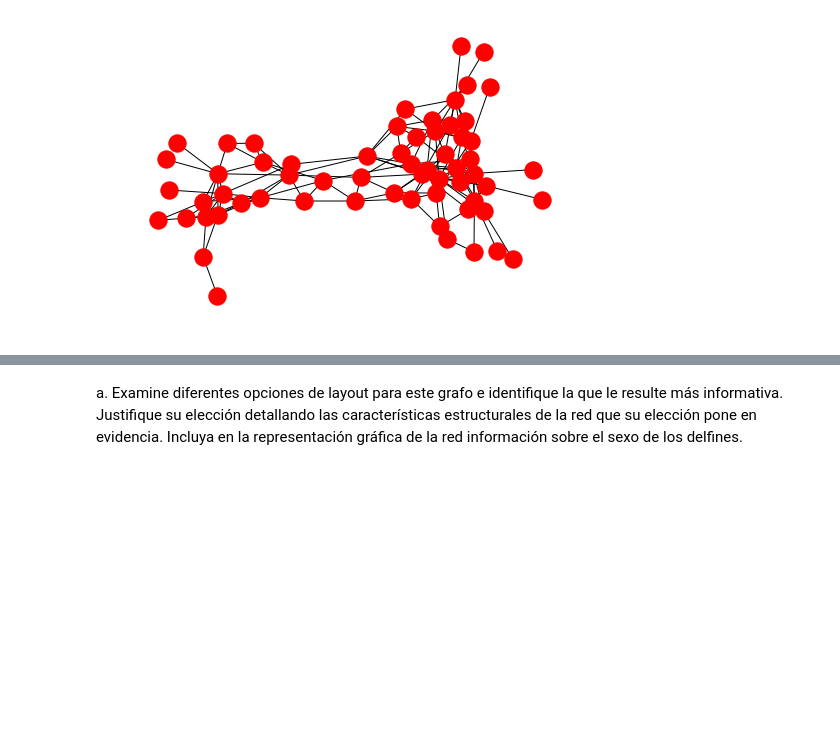
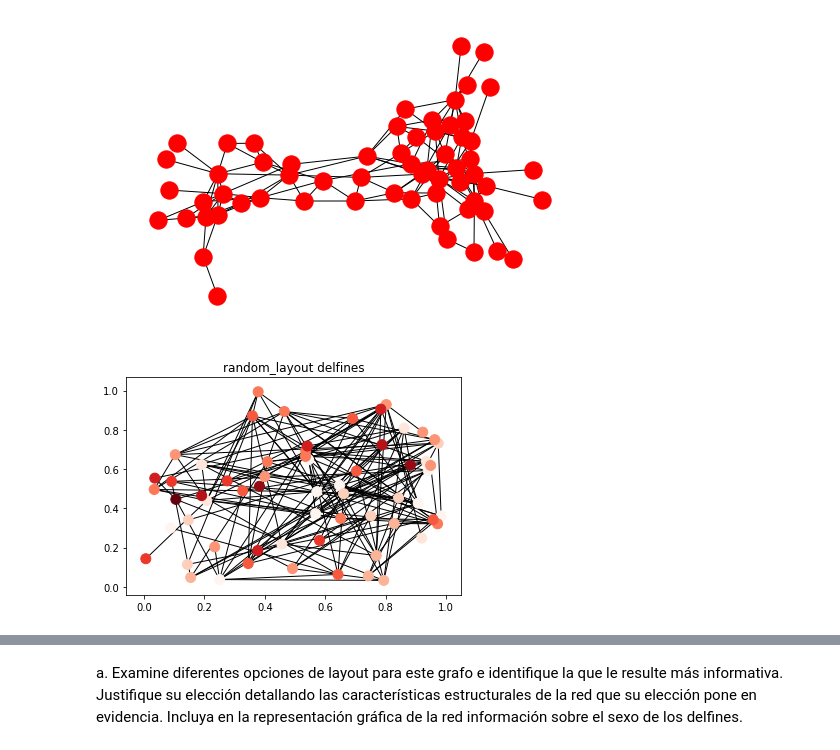
Before and after one commit to alangivre/TP1, a Jupyter notebook: TC1_Redes Complejas-Grupo7_Givre_Pedraza_Burgos.ipynb, the cells around one changed output, grey strips where cells are left out. Saved outputs shown, nothing was run; the diff lists cells and outputs as text; code cells hidden in the pictures; blank space fills up the shorter version.

```diff
--- a/TC1_Redes Complejas-Grupo7_Givre_Pedraza_Burgos.ipynb
+++ b/TC1_Redes Complejas-Grupo7_Givre_Pedraza_Burgos.ipynb
@@ -186,3 +188,10 @@ nx.draw(delfines)
 plt.show()
 # %% [output]
 [figure]
+# %%
+nx.draw_networkx(delfines,nx.random_layout(delfines),with_labels=False,node_size=100,
+                 node_color = sorted(list(dict(delfines.degree()).values())),cmap=plt.cm.Reds)
+plt.title("random_layout delfines")
+plt.show()
+# %% [output]
+[figure, added]
```
Also changed, not shown: parts of 6 cells of this notebook.
